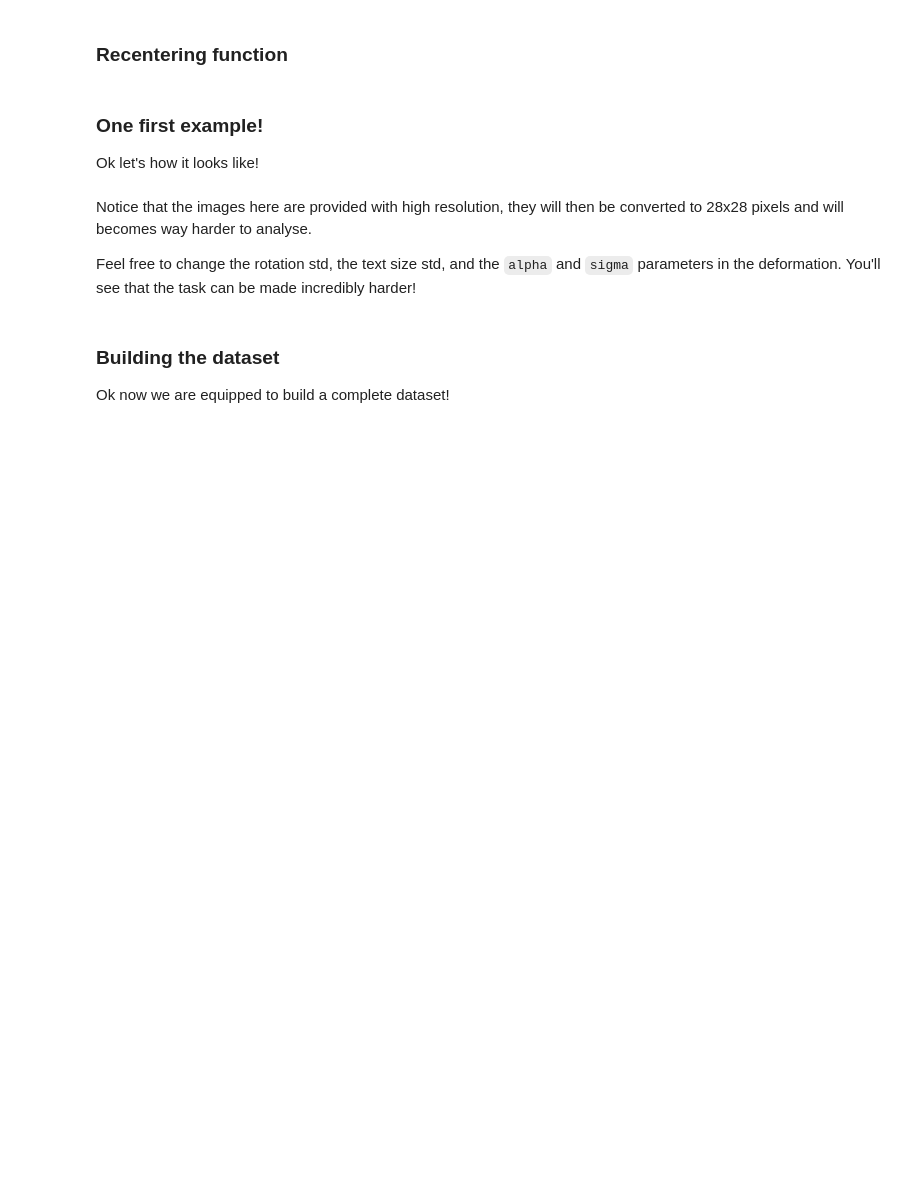
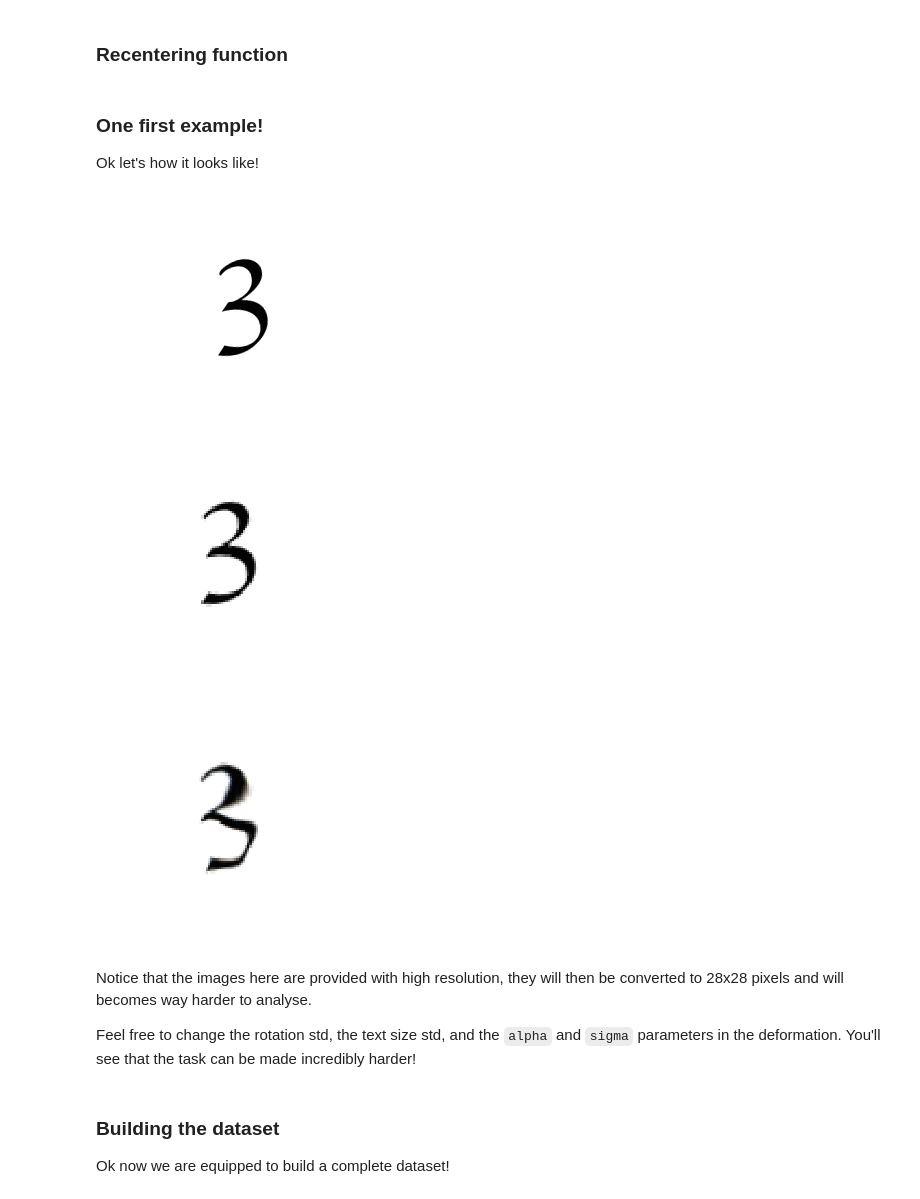
Before and after one commit to LaRiffle/collateral-learning, a Jupyter notebook: tutorials/Part 1 - Building a 2 target features dataset.ipynb, the cells around one changed output. Saved outputs shown, nothing was run; the diff lists cells and outputs as text; code cells hidden in the pictures; blank space fills up the shorter version.

```diff
--- a/tutorials/Part 1 - Building a 2 target features dataset.ipynb
+++ b/tutorials/Part 1 - Building a 2 target features dataset.ipynb
@@ -151,34 +153,38 @@ plt.close(fig)
 
 # Load the letter in smaller size
 fig = plt.figure(figsize=(2,2), dpi=100)
 fig.text(0.4, 0.4, letter, size=50, rotation=rotation, family=family)
 
 # Rm axes, draw and get the rgba shape of the letter
 plt.axis('off')
 fig.canvas.draw()
 data = np.frombuffer(fig.canvas.tostring_argb(), dtype=np.uint8)
 data = data.reshape(fig.canvas.get_width_height()[::-1] + (4,))
 plt.close(fig)
 # Convert to rgb
 data = convert_to_rgb(data)
 
 # Re-center the data
 data = center(data)
 
 plt.show()
 plt.axis('off')
 plt.imshow(data)
 plt.show()
 
 # Apply an elastic deformation
-data = elastic_transform(data, alpha=991, sigma=9)
+data = elastic_transform(data, alpha=1100, sigma=7) # 991; 9
 
 plt.axis('off')
 plt.imshow(data)
 plt.show()
 
 # Free memory space
 plt.close(fig)
+# %% [output]
+[figure, added]
+[figure, added]
+[figure, added]
 # %% [markdown]
 Notice that the images here are provided with high resolution, they will then be converted to 28x28 pixels and will becomes way harder to analyse.
 
```
Also changed, not shown: parts of 4 cells of this notebook, 1 other file.
